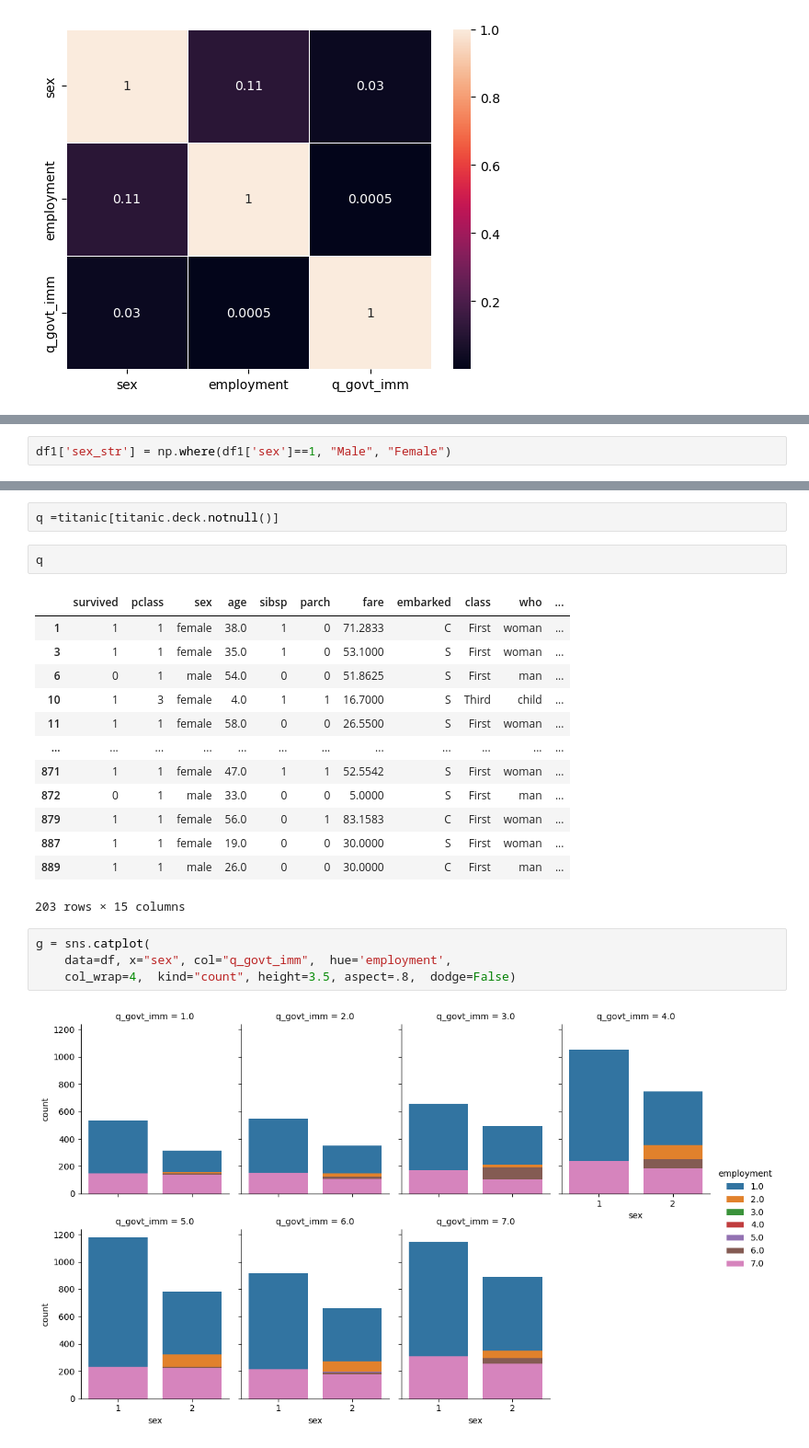
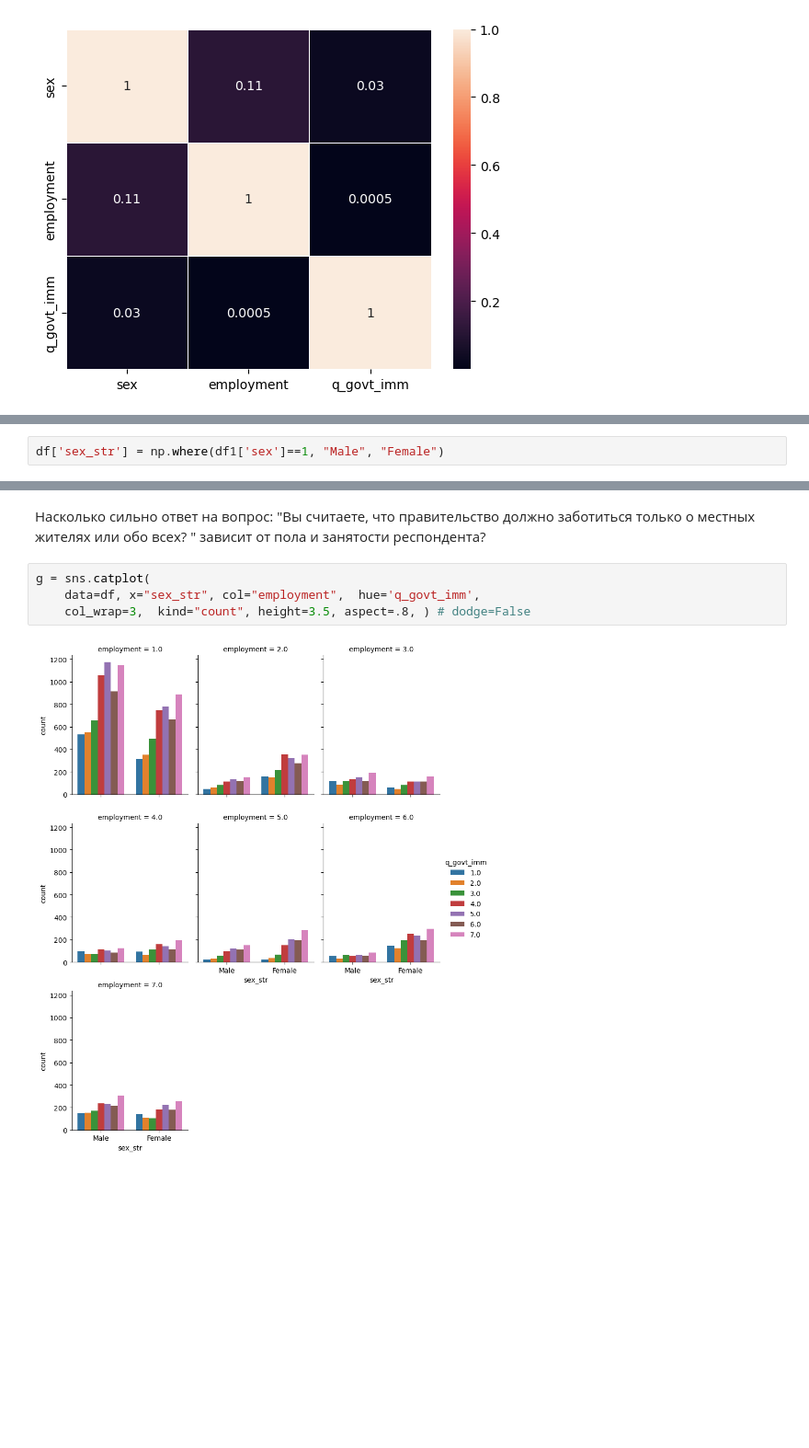
Before and after one commit to Arseny13/hw_sc_tf, a Jupyter notebook: визуализация/дз.ipynb, the cells around one changed output, grey strips where cells are left out. Shown at 92% size. Cells and saved outputs as stored; diff of their text form; blank space fills up the shorter version.

```diff
--- a/визуализация/дз.ipynb
+++ b/визуализация/дз.ipynb
@@ -86,2 +63,2 @@ px.pie(df, values="sex", names="q_govt_imm", title="Fare / Pclass")
 # %%
-df1['sex_str'] = np.where(df1['sex']==1, "Male", "Female")
+df['sex_str'] = np.where(df1['sex']==1, "Male", "Female")
@@ -104,25 +65,10 @@ titanic.head()
-# %%
-q =titanic[titanic.deck.notnull()]
-# %%
-q
-# %% [output]
-|  | survived | pclass | sex | age | sibsp | parch | fare | embarked | class | who | ... |
-| 1 | 1 | 1 | female | 38.0 | 1 | 0 | 71.2833 | C | First | woman | ... |
-| 3 | 1 | 1 | female | 35.0 | 1 | 0 | 53.1000 | S | First | woman | ... |
-| 6 | 0 | 1 | male | 54.0 | 0 | 0 | 51.8625 | S | First | man | ... |
-| 10 | 1 | 3 | female | 4.0 | 1 | 1 | 16.7000 | S | Third | child | ... |
-| 11 | 1 | 1 | female | 58.0 | 0 | 0 | 26.5500 | S | First | woman | ... |
-| ... | ... | ... | ... | ... | ... | ... | ... | ... | ... | ... | ... |
-| 871 | 1 | 1 | female | 47.0 | 1 | 1 | 52.5542 | S | First | woman | ... |
-| 872 | 0 | 1 | male | 33.0 | 0 | 0 | 5.0000 | S | First | man | ... |
-| 879 | 1 | 1 | female | 56.0 | 0 | 1 | 83.1583 | C | First | woman | ... |
-| 887 | 1 | 1 | female | 19.0 | 0 | 0 | 30.0000 | S | First | woman | ... |
-| 889 | 1 | 1 | male | 26.0 | 0 | 0 | 30.0000 | C | First | man | ... |
-203 rows × 15 columns
+# %% [markdown]
+Насколько сильно ответ на вопрос:
+"Вы считаете, что правительство должно заботиться только о местных жителях или обо всех? " зависит от пола и занятости респондента?
 # %%
 g = sns.catplot(
-    data=df, x="sex", col="q_govt_imm",  hue='employment',
-    col_wrap=4,  kind="count", height=3.5, aspect=.8,  dodge=False)
+    data=df, x="sex_str", col="employment",  hue='q_govt_imm',
+    col_wrap=3,  kind="count", height=3.5, aspect=.8, ) # dodge=False
 # %% [output]
-[figure, old version]
+[figure, new version]
 # %%
```
Also changed, not shown: parts of 18 cells of this notebook.
